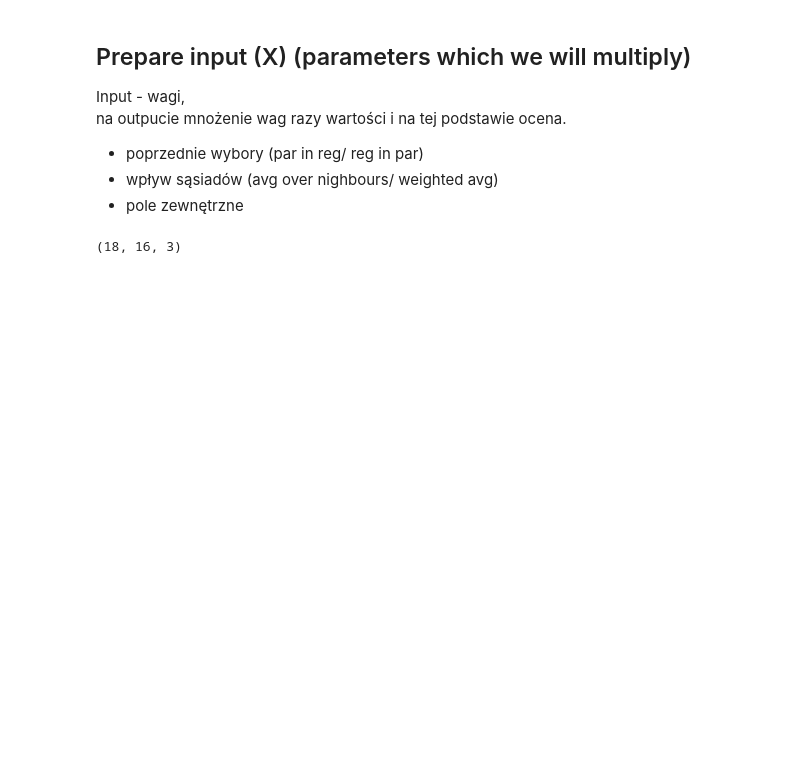
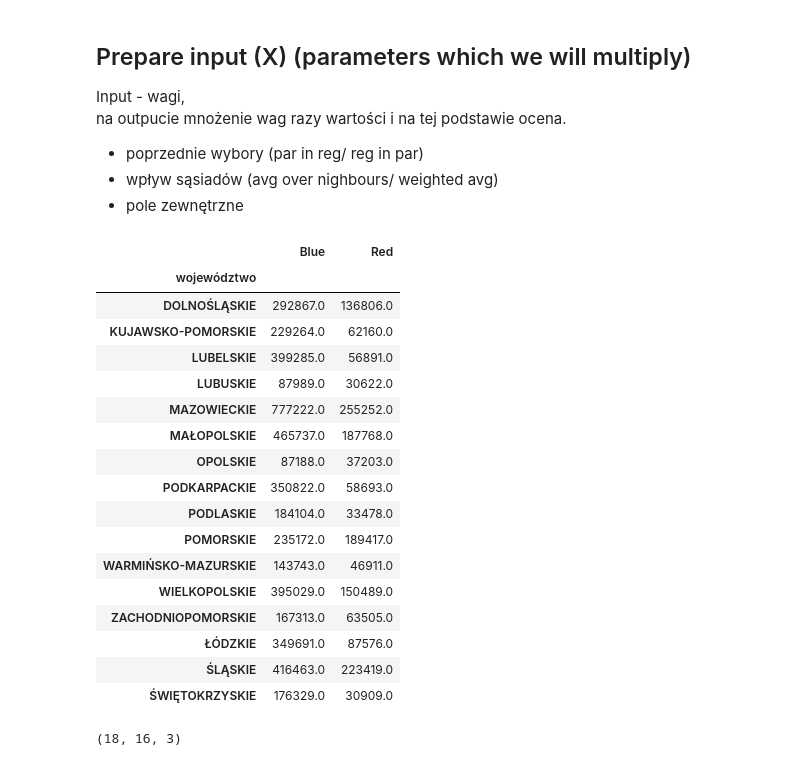
Before and after one commit to MarBry111/Forecast_Election_Poland, a Jupyter notebook: Model_I_3parameters.ipynb, the cells around one changed output. Cells and saved outputs as stored; diff of their text form; code cells hidden in the pictures; blank space fills up the shorter version.

```diff
--- a/Model_I_3parameters.ipynb
+++ b/Model_I_3parameters.ipynb
@@ -107,6 +111,27 @@ na outpucie mnożenie wag razy wartości i na tej podstawie ocena.
 - pole zewnętrzne
 # %%
 pool_d = par_in_reg_list if (True) else reg_in_par_list
+# %%
+pool_d[0]
+# %% [output]
+|  | Blue | Red |
+| województwo |  |  |
+| DOLNOŚLĄSKIE | 292867.0 | 136806.0 |
+| KUJAWSKO-POMORSKIE | 229264.0 | 62160.0 |
+| LUBELSKIE | 399285.0 | 56891.0 |
+| LUBUSKIE | 87989.0 | 30622.0 |
+| MAZOWIECKIE | 777222.0 | 255252.0 |
+| MAŁOPOLSKIE | 465737.0 | 187768.0 |
+| OPOLSKIE | 87188.0 | 37203.0 |
+| PODKARPACKIE | 350822.0 | 58693.0 |
+| PODLASKIE | 184104.0 | 33478.0 |
+| POMORSKIE | 235172.0 | 189417.0 |
+| WARMIŃSKO-MAZURSKIE | 143743.0 | 46911.0 |
+| WIELKOPOLSKIE | 395029.0 | 150489.0 |
+| ZACHODNIOPOMORSKIE | 167313.0 | 63505.0 |
+| ŁÓDZKIE | 349691.0 | 87576.0 |
+| ŚLĄSKIE | 416463.0 | 223419.0 |
+| ŚWIĘTOKRZYSKIE | 176329.0 | 30909.0 |
 # %%
 X = []
 # iterate over years [from 2002 - 2019]
```
Also changed, not shown: parts of 3 cells of this notebook, 3 other files.
